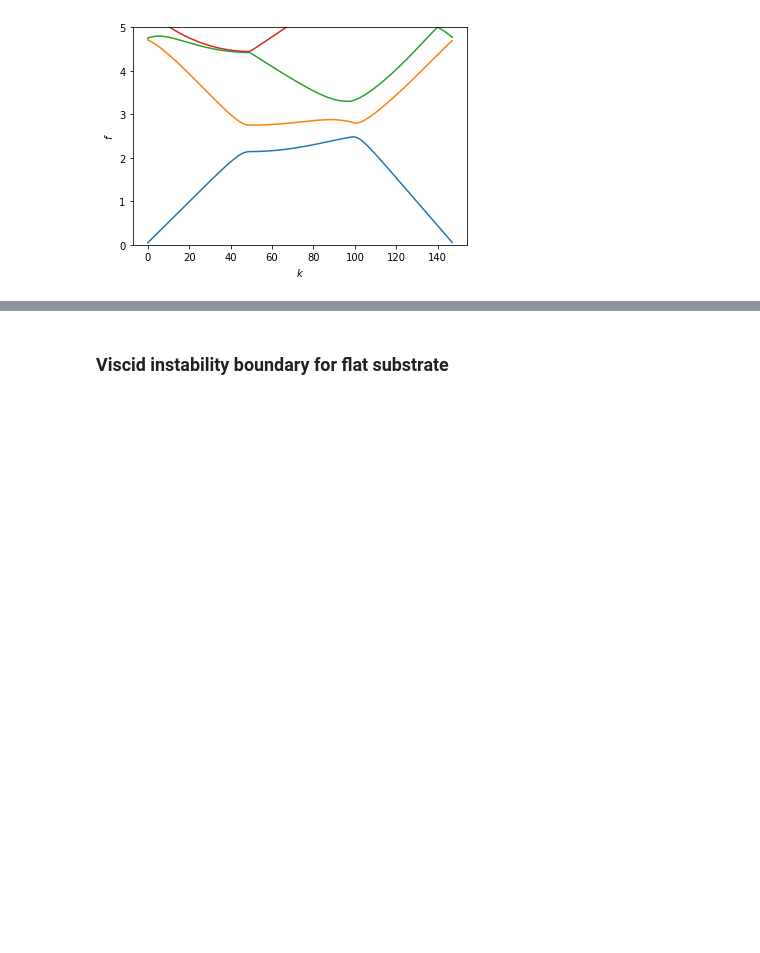
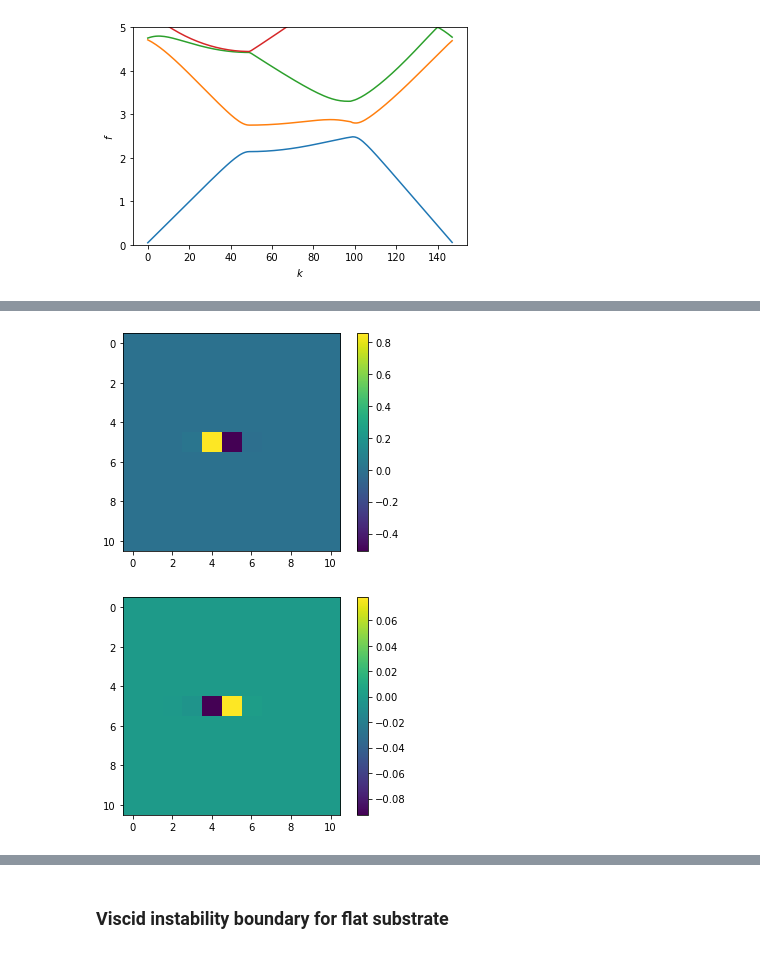
Before and after one commit to znicolaou/faraday, a Jupyter notebook: viscid_notebook.ipynb, the cells around one changed output, grey strips where cells are left out. Drawn from its saved outputs; the diff is of its cells as text; code cells hidden in the pictures; blank space fills up the shorter version.

```diff
--- a/viscid_notebook.ipynb
+++ b/viscid_notebook.ipynb
@@ -146,13 +146,0 @@ omegas,vs,ws=viscid.rayleigh(omega_inviscid,v,w,args)
-# %%
-order=np.argsort(-evals)
-ind=order[1]
-omega_inviscid=(-evals[ind])**0.5
-print(omega_inviscid)
-v0_inviscid=revecs[:,ind]
-w0_inviscid=np.conjugate(levecs[:,ind])
-
-v=np.zeros((2,(2*args.Nt+1),(2*args.Nx+1)),dtype=np.complex128)
-w=np.zeros((2,(2*args.Nt+1),(2*args.Nx+1)),dtype=np.complex128)
-v[1,args.Nt]=v0_inviscid
-w[1,args.Nt]=w0_inviscid
-omegas,vs,ws=viscid.rayleigh(omega_inviscid,v,w,args)
@@ -162,18 +146,0 @@ omegas,vs,ws=viscid.rayleigh(omega_inviscid,v,w,args)
-# %%
-args.dim=2
-F,G=viscid.inviscid_mat(args)
-Fflattened=np.transpose(F[0,0],(0,2,1,3)).reshape(((2*args.Nx+1)*(2*args.Ny+1),(2*args.Nx+1)*(2*args.Ny+1)))
-Gflattened=np.transpose(G[0,0],(0,2,1,3)).reshape(((2*args.Nx+1)*(2*args.Ny+1),(2*args.Nx+1)*(2*args.Ny+1)))
-evals,levecs,revecs=eig(Fflattened,Gflattened,left=True)
-
-ind=np.argmin((-evals)**0.5)+1
-
-print(np.linalg.norm(levecs[:,ind]@Fflattened-evals[ind]*levecs[:,ind]@Gflattened))
-print(np.linalg.norm(Fflattened@revecs[:,ind]-evals[ind]*Gflattened@revecs[:,ind]))
-
-
-v0_inviscid=revecs[:,ind].reshape(((2*args.Nx+1),(2*args.Ny+1)))
-w0_inviscid=np.conjugate(levecs[:,ind].reshape(((2*args.Nx+1),(2*args.Ny+1))))
-
-print(np.linalg.norm(np.einsum("mMnN,MN",F[0,0],v0_inviscid)-evals[ind]*np.einsum("mMnN,MN",G[0,0],v0_inviscid)))
-print(np.linalg.norm(np.einsum("mMnN,mn",F[0,0],w0_inviscid)-evals[ind]*np.einsum("mMnN,mn",G[0,0],w0_inviscid)))
@@ -184,0 +179,10 @@ print(np.linalg.norm(np.einsum("mMnN,mn",F[0,0],w0_inviscid)-evals[ind]*np.einsu
+# %%
+plt.imshow(np.real(vs[-1][1,:,:]))
+plt.colorbar()
+plt.show()
+plt.imshow(np.imag(vs[-1][1,:,:]))
+plt.colorbar()
+plt.show()
+# %% [output]
+[figure, added]
+[figure, added]
```
Also changed, not shown: parts of 14 cells of this notebook, 1 other file.
